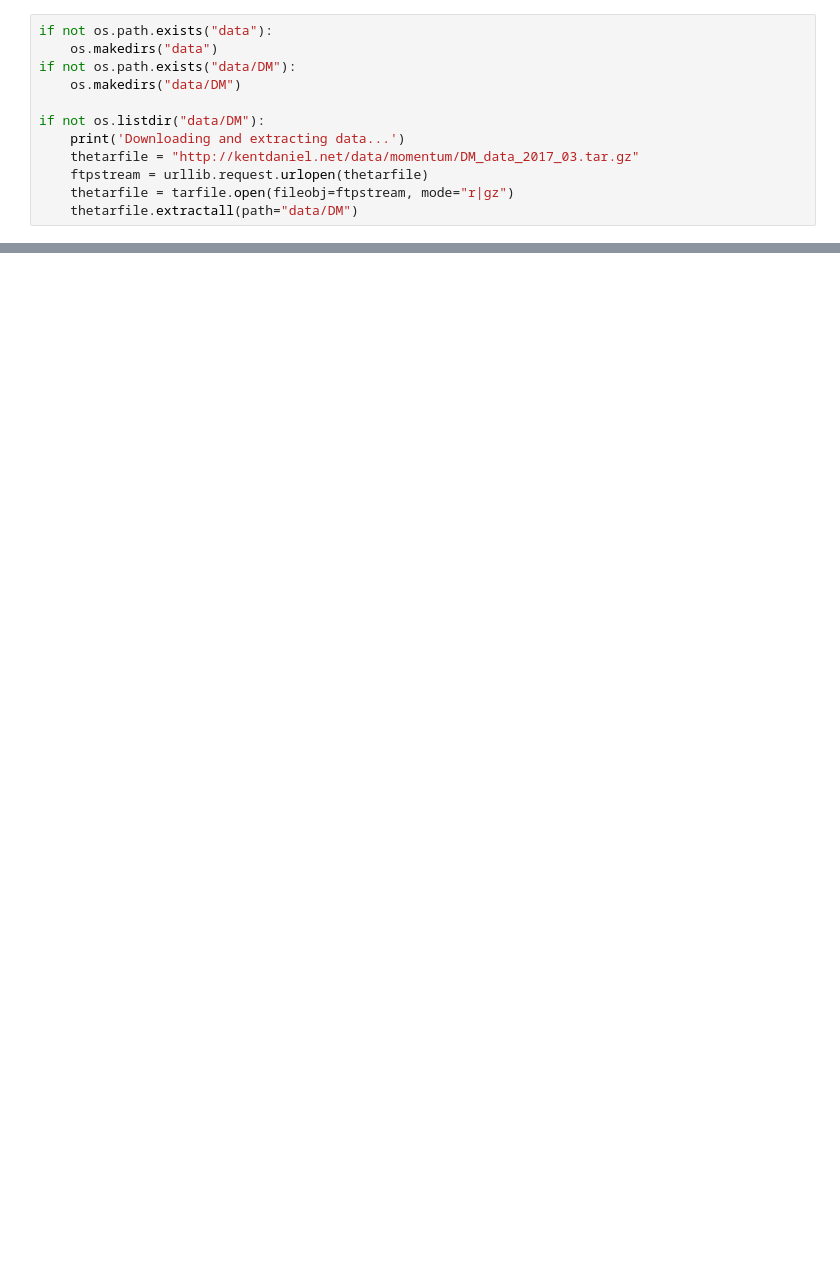
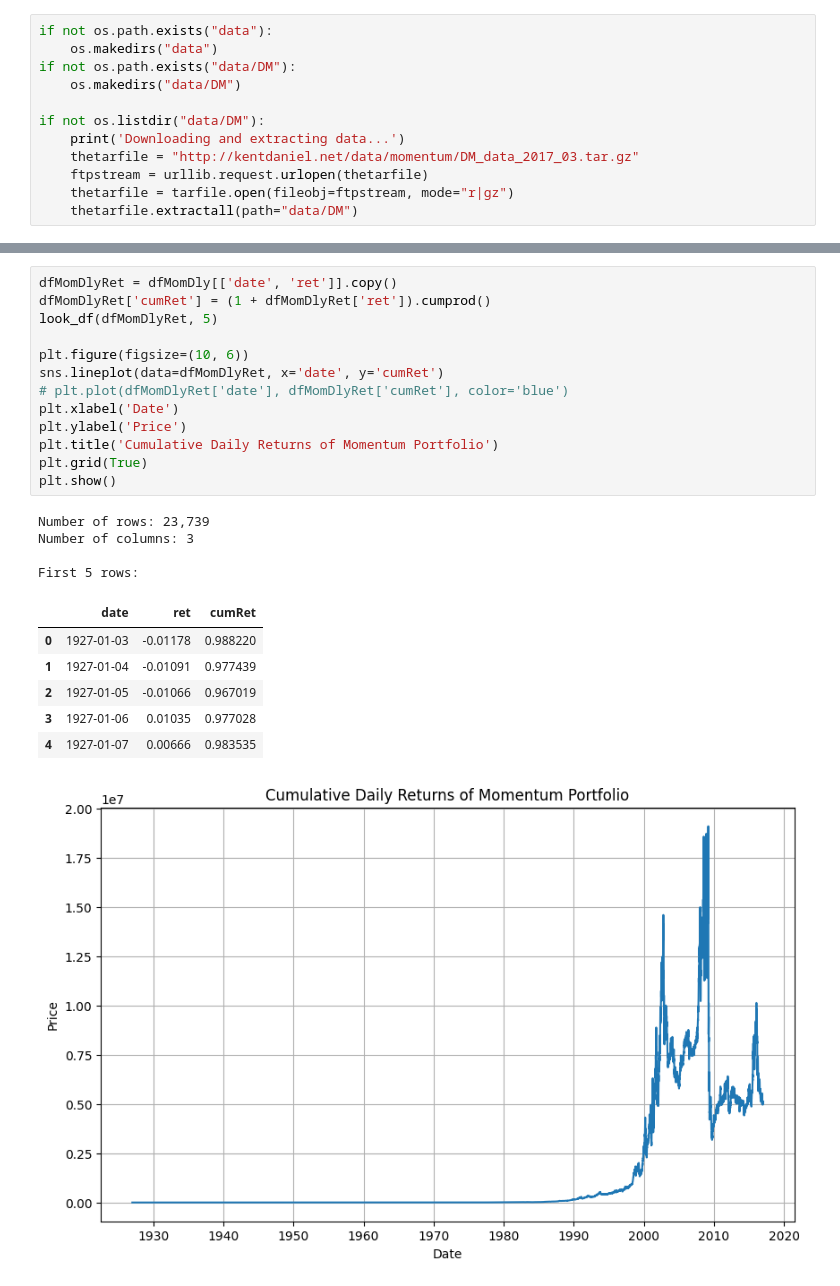
Before and after one commit to knecoch1/qam-mom, a Jupyter notebook: FP_DailyMomentum.ipynb, the cells around one changed output, grey strips where cells are left out. Cells and saved outputs as stored; diff of their text form; blank space fills up the shorter version.

Commit message:
updated code to include graphs

```diff
--- a/FP_DailyMomentum.ipynb
+++ b/FP_DailyMomentum.ipynb
@@ -220,0 +192,25 @@ First 10 rows:
+# %%
+dfMomDlyRet = dfMomDly[['date', 'ret']].copy()
+dfMomDlyRet['cumRet'] = (1 + dfMomDlyRet['ret']).cumprod()
+look_df(dfMomDlyRet, 5)
+
+plt.figure(figsize=(10, 6))
+sns.lineplot(data=dfMomDlyRet, x='date', y='cumRet')
+# plt.plot(dfMomDlyRet['date'], dfMomDlyRet['cumRet'], color='blue')
+plt.xlabel('Date')
+plt.ylabel('Price')
+plt.title('Cumulative Daily Returns of Momentum Portfolio')
+plt.grid(True)
+plt.show()
+# %% [output]
+Number of rows: 23,739
+Number of columns: 3
+
+First 5 rows:
+|  | date | ret | cumRet |
+| 0 | 1927-01-03 | -0.01178 | 0.988220 |
+| 1 | 1927-01-04 | -0.01091 | 0.977439 |
+| 2 | 1927-01-05 | -0.01066 | 0.967019 |
+| 3 | 1927-01-06 | 0.01035 | 0.977028 |
+| 4 | 1927-01-07 | 0.00666 | 0.983535 |
+[figure, added]
```
Also changed, not shown: parts of 15 cells of this notebook, 2 other files.
